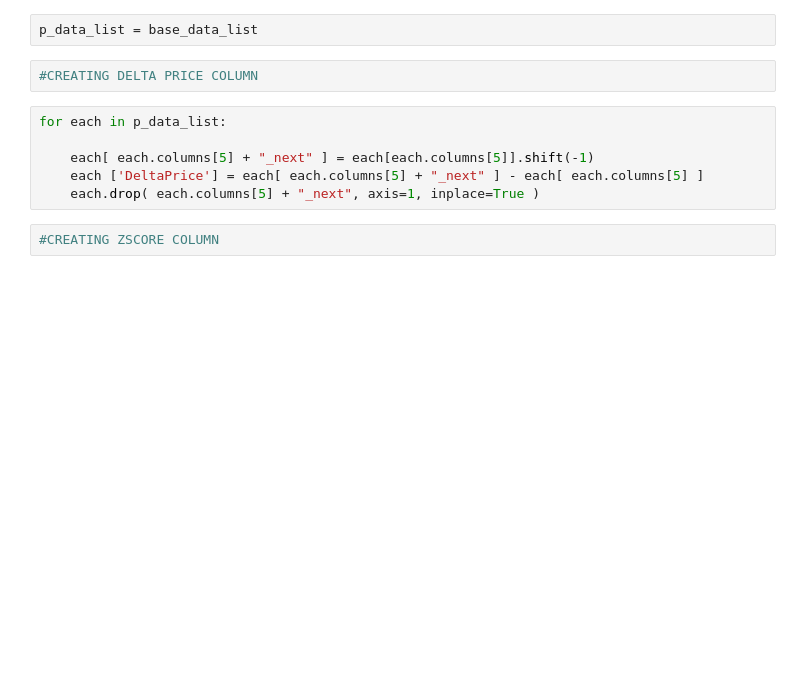
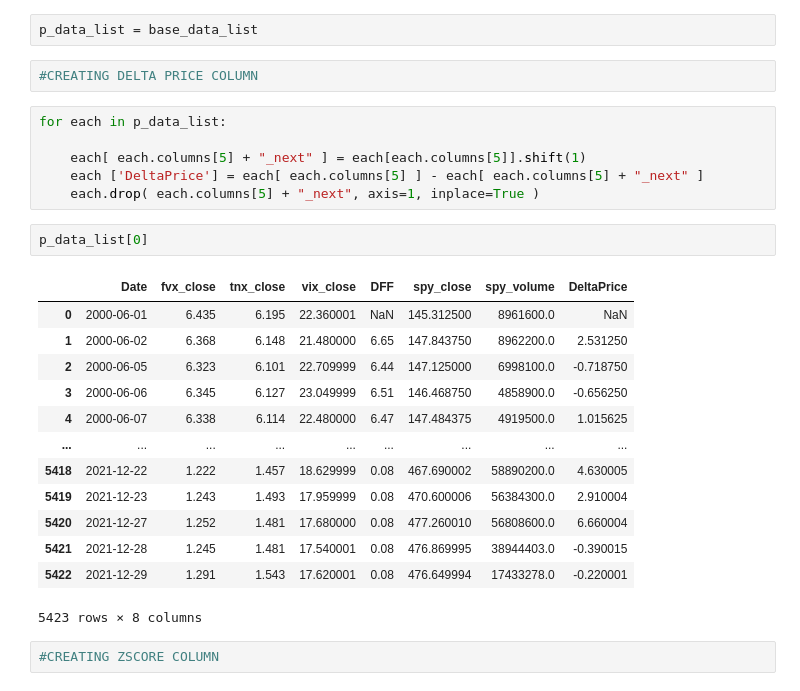
Before and after one commit to sking115422/RT_ETF_predictor, a Jupyter notebook: model_testing/process_data.ipynb, the cells around one changed output. Saved outputs shown, nothing was run; the diff lists cells and outputs as text; blank space fills up the shorter version.

Commit message:
fixed a mistake in process data notebook

```diff
--- a/model_testing/process_data.ipynb
+++ b/model_testing/process_data.ipynb
@@ -207,9 +207,25 @@ p_data_list = base_data_list
 # %%
 for each in p_data_list:
 
-    each[ each.columns[5] + "_next" ] = each[each.columns[5]].shift(-1)
-    each ['DeltaPrice'] = each[ each.columns[5] + "_next" ] - each[ each.columns[5] ]
+    each[ each.columns[5] + "_next" ] = each[each.columns[5]].shift(1)
+    each ['DeltaPrice'] = each[ each.columns[5] ] - each[ each.columns[5] + "_next" ]
     each.drop( each.columns[5] + "_next", axis=1, inplace=True )
+# %%
+p_data_list[0]
+# %% [output]
+|  | Date | fvx_close | tnx_close | vix_close | DFF | spy_close | spy_volume | DeltaPrice |
+| 0 | 2000-06-01 | 6.435 | 6.195 | 22.360001 | NaN | 145.312500 | 8961600.0 | NaN |
+| 1 | 2000-06-02 | 6.368 | 6.148 | 21.480000 | 6.65 | 147.843750 | 8962200.0 | 2.531250 |
+| 2 | 2000-06-05 | 6.323 | 6.101 | 22.709999 | 6.44 | 147.125000 | 6998100.0 | -0.718750 |
+| 3 | 2000-06-06 | 6.345 | 6.127 | 23.049999 | 6.51 | 146.468750 | 4858900.0 | -0.656250 |
+| 4 | 2000-06-07 | 6.338 | 6.114 | 22.480000 | 6.47 | 147.484375 | 4919500.0 | 1.015625 |
+| ... | ... | ... | ... | ... | ... | ... | ... | ... |
+| 5418 | 2021-12-22 | 1.222 | 1.457 | 18.629999 | 0.08 | 467.690002 | 58890200.0 | 4.630005 |
+| 5419 | 2021-12-23 | 1.243 | 1.493 | 17.959999 | 0.08 | 470.600006 | 56384300.0 | 2.910004 |
+| 5420 | 2021-12-27 | 1.252 | 1.481 | 17.680000 | 0.08 | 477.260010 | 56808600.0 | 6.660004 |
+| 5421 | 2021-12-28 | 1.245 | 1.481 | 17.540001 | 0.08 | 476.869995 | 38944403.0 | -0.390015 |
+| 5422 | 2021-12-29 | 1.291 | 1.543 | 17.620001 | 0.08 | 476.649994 | 17433278.0 | -0.220001 |
+5423 rows × 8 columns
 # %%
 #CREATING ZSCORE COLUMN
 # %%
```
Also changed, not shown: parts of 2 cells of this notebook.
